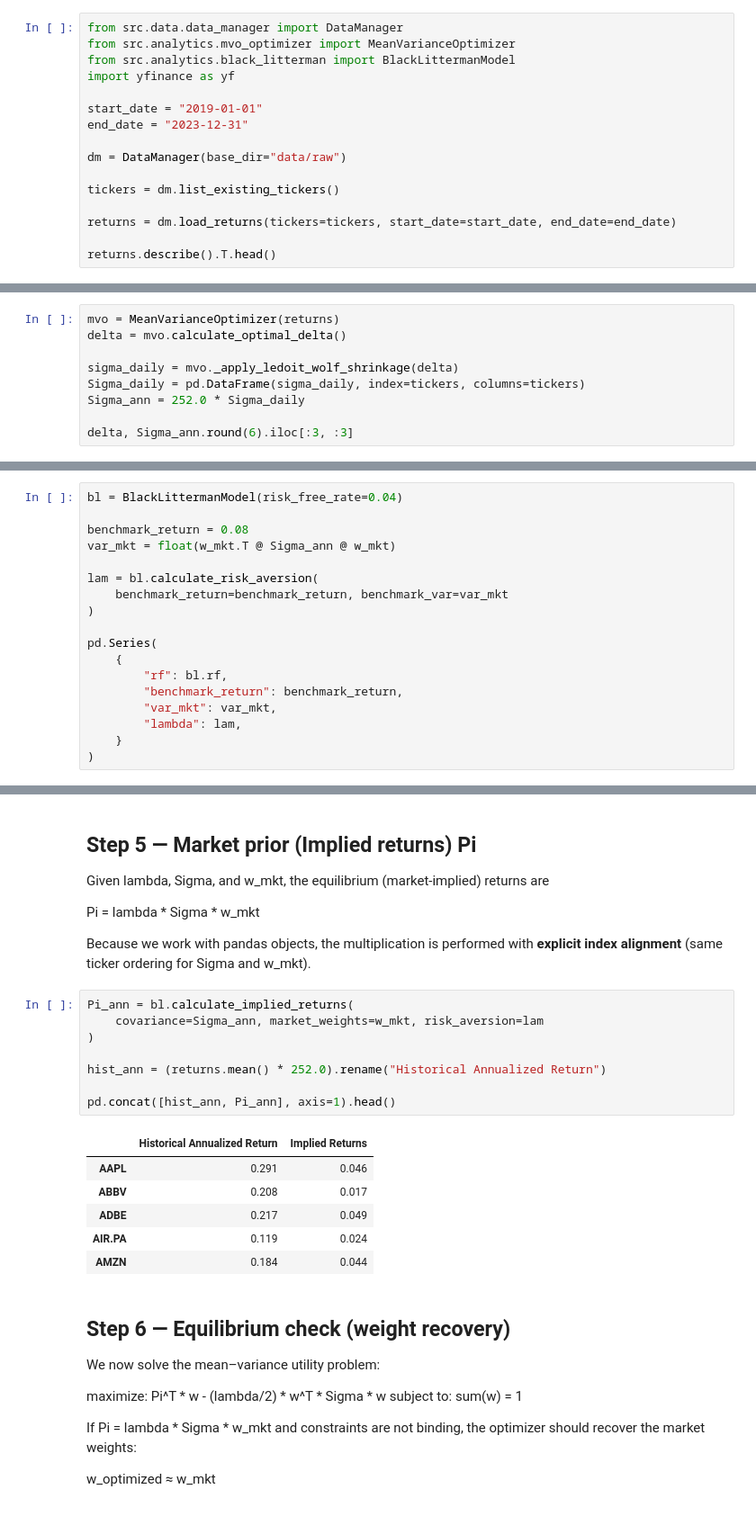
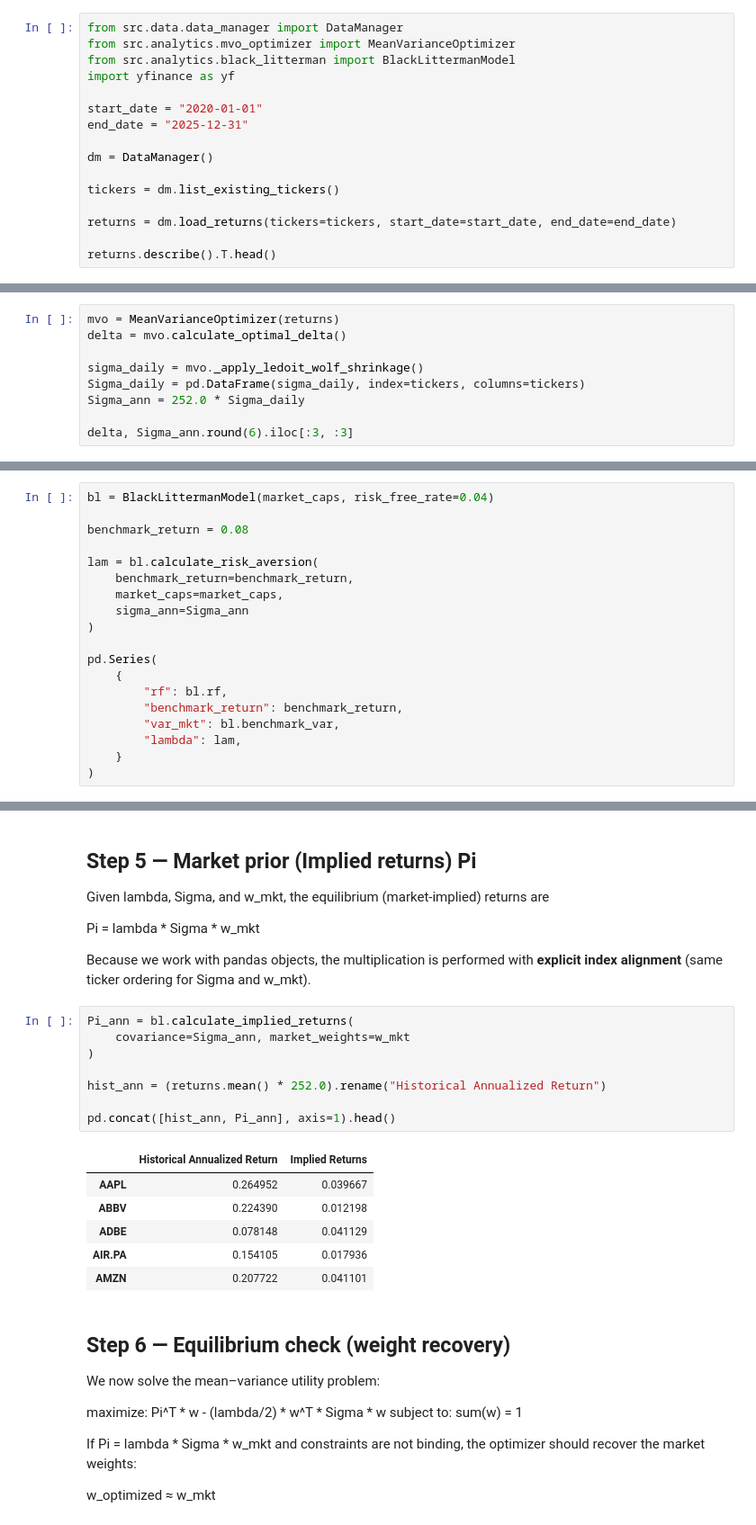
Before and after one commit to reymondsacha/quant-portfolio, a Jupyter notebook: notebooks/research/04_market_prior_validation.ipynb, the cells around one changed output, grey strips where cells are left out. Shown at 90% size. Saved outputs shown, nothing was run; the diff lists cells and outputs as text.

```diff
--- a/notebooks/research/04_market_prior_validation.ipynb
+++ b/notebooks/research/04_market_prior_validation.ipynb
@@ -58,10 +58,10 @@ from src.analytics.mvo_optimizer import MeanVarianceOptimizer
 from src.analytics.black_litterman import BlackLittermanModel
 import yfinance as yf
 
-start_date = "2019-01-01"
-end_date = "2023-12-31"
+start_date = "2020-01-01"
+end_date = "2025-12-31"
 
-dm = DataManager(base_dir="data/raw")
+dm = DataManager()
 
 tickers = dm.list_existing_tickers()
 
@@ -87,7 +87,7 @@ Sigma_ann = 252 * Sigma_daily
 mvo = MeanVarianceOptimizer(returns)
 delta = mvo.calculate_optimal_delta()
 
-sigma_daily = mvo._apply_ledoit_wolf_shrinkage(delta)
+sigma_daily = mvo._apply_ledoit_wolf_shrinkage()
 Sigma_daily = pd.DataFrame(sigma_daily, index=tickers, columns=tickers)
 Sigma_ann = 252.0 * Sigma_daily
 
@@ -144,20 +144,21 @@ Implementation details:
 
 Var(R_mkt) ≈ w_mkt^T * Sigma_ann * w_mkt
 # %%
-bl = BlackLittermanModel(risk_free_rate=0.04)
+bl = BlackLittermanModel(market_caps, risk_free_rate=0.04)
 
 benchmark_return = 0.08
-var_mkt = float(w_mkt.T @ Sigma_ann @ w_mkt)
 
 lam = bl.calculate_risk_aversion(
-    benchmark_return=benchmark_return, benchmark_var=var_mkt
+    benchmark_return=benchmark_return,
+    market_caps=market_caps,
+    sigma_ann=Sigma_ann
 )
 
 pd.Series(
     {
         "rf": bl.rf,
         "benchmark_return": benchmark_return,
-        "var_mkt": var_mkt,
+        "var_mkt": bl.benchmark_var,
         "lambda": lam,
     }
 )
@@ -177,19 +178,19 @@ Pi = lambda * Sigma * w_mkt
 Because we work with pandas objects, the multiplication is performed with **explicit index alignment** (same ticker ordering for Sigma and w_mkt).
 # %%
 Pi_ann = bl.calculate_implied_returns(
-    covariance=Sigma_ann, market_weights=w_mkt, risk_aversion=lam
+    covariance=Sigma_ann, market_weights=w_mkt
 )
 
 hist_ann = (returns.mean() * 252.0).rename("Historical Annualized Return")
 
 pd.concat([hist_ann, Pi_ann], axis=1).head()
 # %% [output]
 |  | Historical Annualized Return | Implied Returns |
-| AAPL | 0.291 | 0.046 |
-| ABBV | 0.208 | 0.017 |
-| ADBE | 0.217 | 0.049 |
-| AIR.PA | 0.119 | 0.024 |
-| AMZN | 0.184 | 0.044 |
+| AAPL | 0.264952 | 0.039667 |
+| ABBV | 0.224390 | 0.012198 |
+| ADBE | 0.078148 | 0.041129 |
+| AIR.PA | 0.154105 | 0.017936 |
+| AMZN | 0.207722 | 0.041101 |
 # %% [markdown]
 ## Step 6 — Equilibrium check (weight recovery)
 
```
Also changed, not shown: parts of 10 cells of this notebook, 17 other files.
